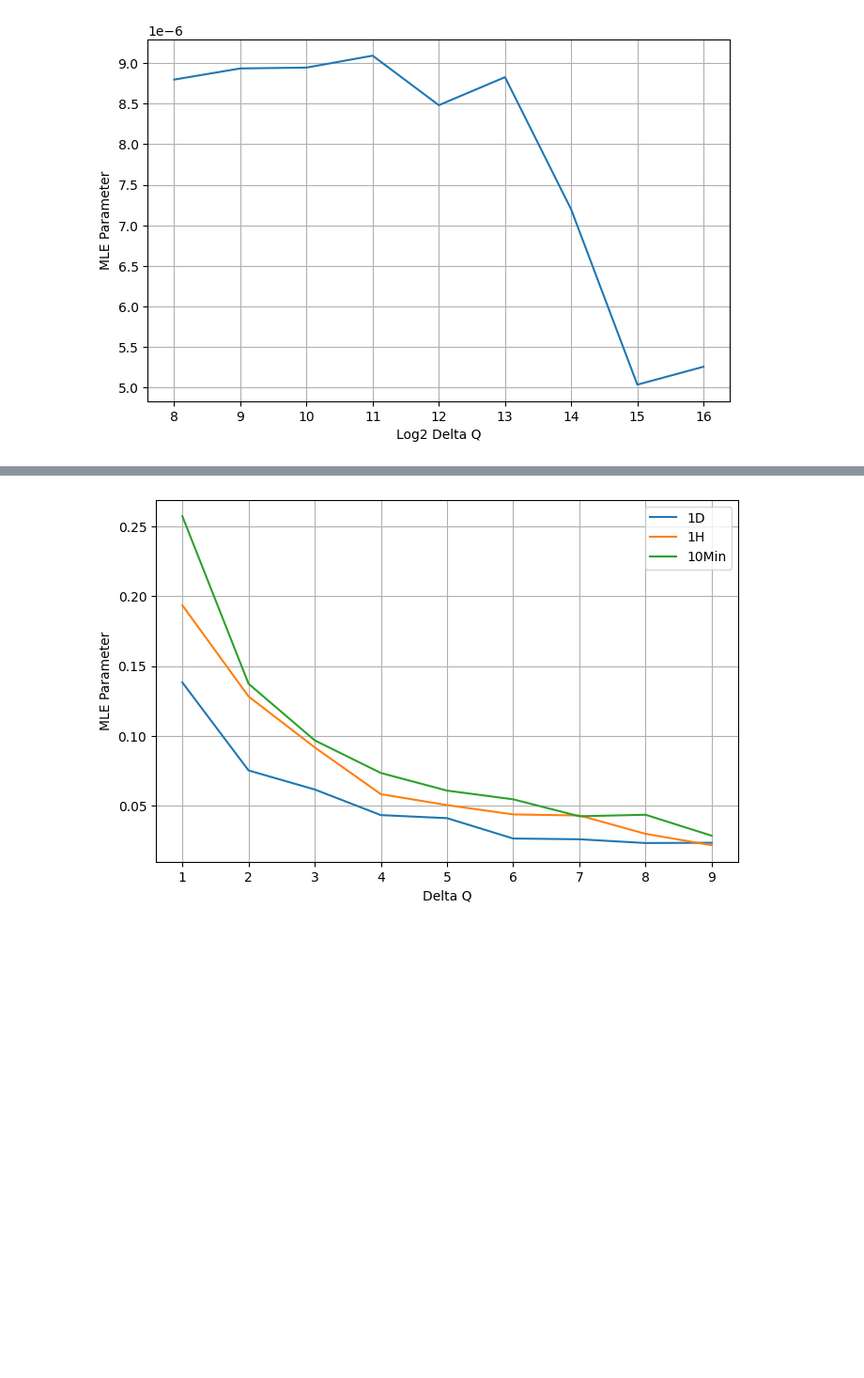
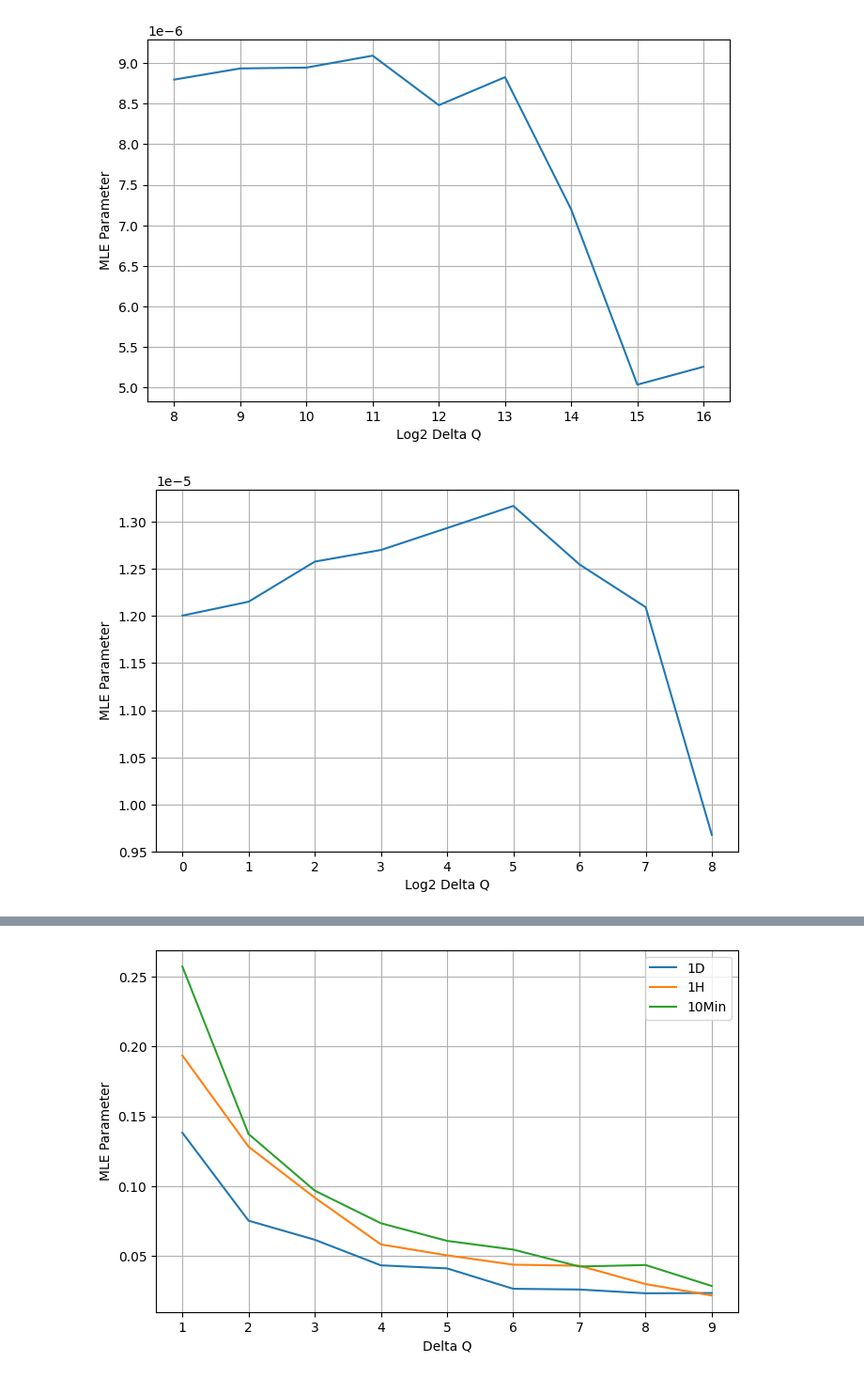
Before and after one commit to jiamingchen13/GraphOUEdge, a Jupyter notebook: Untitled.ipynb, the cells around one changed output, grey strips where cells are left out. Shown at 94% size. Drawn from its saved outputs; the diff is of its cells as text; code cells hidden in the pictures; blank space fills up the shorter version.

```diff
--- a/Untitled.ipynb
+++ b/Untitled.ipynb
@@ -138,7 +138,7 @@ plt.show()
 [figure]
 # %%
 # Forecast steps
-forecast_step = 1
+forecast_step = 3
 
 # Load the correlation data
 data = np.load('./data/LOBSTERdata/output/train/aggregate/corr.npz', allow_pickle=True)
@@ -146,7 +146,7 @@ index = pd.to_datetime(data['timestamps'])
 corr_data = pd.DataFrame({key: data[key] for key in data.files if key != 'timestamps'}, index=index)
 
 # Derive network structure
-Adj = adj_to_line_graph([[0,1,0,0,0,0],[1,0,0,0,0,0],[0,0,0,0,0,0],[0,0,0,0,0,0],[0,0,0,0,0,0],[0,0,0,0,0,0]], TICKERS)
+Adj = adj_to_line_graph([[0,1,1,1,1,1],[1,0,0,1,1,0],[1,0,0,0,0,1],[1,1,0,0,1,0],[1,1,0,1,0,0],[1,0,1,0,0,0]], TICKERS)
 
 # Number of edges
 K = Adj[0].shape[0]
@@ -256,18 +260,18 @@ print(f'RMSE for grOU_2_[2_1] Edge model is: {RMSE_grOU_2_2_1}')
 with open('./data/LOBSTERdata/output/train/aggregate/sim.npy', 'rb') as f:
     sim = np.load(f)
 
-P_ = np.array([i for i in range(MCAR.shape[2])])
+P_ = np.array([i for i in range(sim.shape[2])])
 Adj_L_OU = [np.zeros((1, 1)) for _ in range(1)]
 W_C_OU = edge_weight(Adj_L_OU)
 alphas_OU = []
 
 for j in range(8,17):
-    Q_ = np.append(P_[::2**j], P_[-1]) if (MCAR.shape[2] - 1) % 2**j != 0 else P_[::2**j]
+    Q_ = np.append(P_[::2**j], P_[-1]) if (sim.shape[2] - 1) % 2**j != 0 else P_[::2**j]
     X_OU = GraphOUEdge([1], 1, 1, Adj_L_OU, W_C_OU, 'data\\LOBSTERdata\\output\\train\\aggregate', 'plots')
-    X_OU.estimate_unknown_Levy(MCAR[3], P_, Q_, 'OU',f'{jump_activity}')
+    X_OU.estimate_unknown_Levy(sim[3], P_, Q_, 'OU',f'{jump_activity}')
     b_OU = np.load(f'./data/LOBSTERdata/output/train/aggregate/MCAR_estimates_b_{jump_activity}.npy')
     Sigma_OU = np.load(f'./data/LOBSTERdata/output/train/aggregate/MCAR_estimates_Sigma_{jump_activity}.npy')
-    theta_hat_OU, _, _ = estimate_OU_drift(MCAR[3], [1], 1, P_, Q_, b_OU, None, Sigma_OU, with_cov=True, is_global=False)
+    theta_hat_OU, _, _ = estimate_OU_drift(sim[3], [1], 1, P_, Q_, b_OU, None, Sigma_OU, with_cov=True, is_global=False)
     alphas_OU.append(theta_hat_OU)
 
 df = pd.DataFrame(np.array(alphas_OU).reshape(9))
@@ -283,3 +287,36 @@ plt.grid(True)
 plt.show()
 # %% [output]
 [figure]
+# %%
+with open('./data/LOBSTERdata/output/train/aggregate/sim.npy', 'rb') as f:
+    sim = np.load(f)
+
+P_ = np.array([i for i in range(sim.shape[2])])
+subset_P = slice(0, int((sim.shape[2]-1) / 2 ** (3 - 2)) + 1, 2 ** (6 * (3 - 2)))
+P_ = P_[subset_P]
+Adj_L_OU = [np.zeros((1, 1)) for _ in range(1)]
+W_C_OU = edge_weight(Adj_L_OU)
+alphas_OU = []
+
+for j in range(9):
+    Q_ = np.append(P_[::2**j], P_[-1]) if (sim.shape[2] - 1) % 2**j != 0 else P_[::2**j]
+    X_OU = GraphOUEdge([1], 1, 1, Adj_L_OU, W_C_OU, 'data\\LOBSTERdata\\output\\train\\aggregate', 'plots')
+    X_OU.estimate_unknown_Levy(sim[3][:,subset_P], P_, Q_, 'OU',f'{jump_activity}')
+    b_OU = np.load(f'./data/LOBSTERdata/output/train/aggregate/MCAR_estimates_b_{jump_activity}.npy')
+    Sigma_OU = np.load(f'./data/LOBSTERdata/output/train/aggregate/MCAR_estimates_Sigma_{jump_activity}.npy')
+    theta_hat_OU, _, _ = estimate_OU_drift(sim[3][:,subset_P], [1], 1, P_, Q_, b_OU, None, Sigma_OU, with_cov=True, is_global=False)
+    alphas_OU.append(theta_hat_OU)
+
+df = pd.DataFrame(np.array(alphas_OU).reshape(9))
+with open('./data/LOBSTERdata/output/train/aggregate/sim_param.npy', 'wb') as f:
+    np.save(f, df)
+
+# Plot MLE versus different Delta Q scales
+plt.figure(figsize=(8,5))
+plt.plot(range(9), df[0])
+plt.xlabel("Log2 Delta Q")
+plt.ylabel("MLE Parameter")
+plt.grid(True)
+plt.show()
+# %% [output]
+[figure, added]
```
Also changed, not shown: parts of 6 cells of this notebook, 2 other files.
